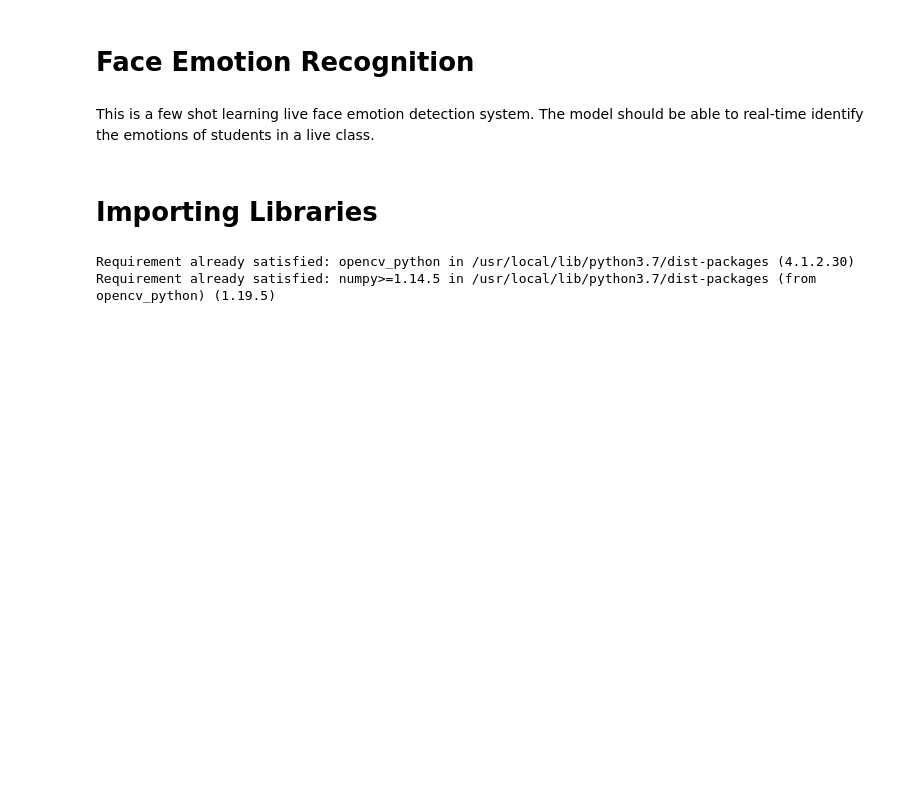
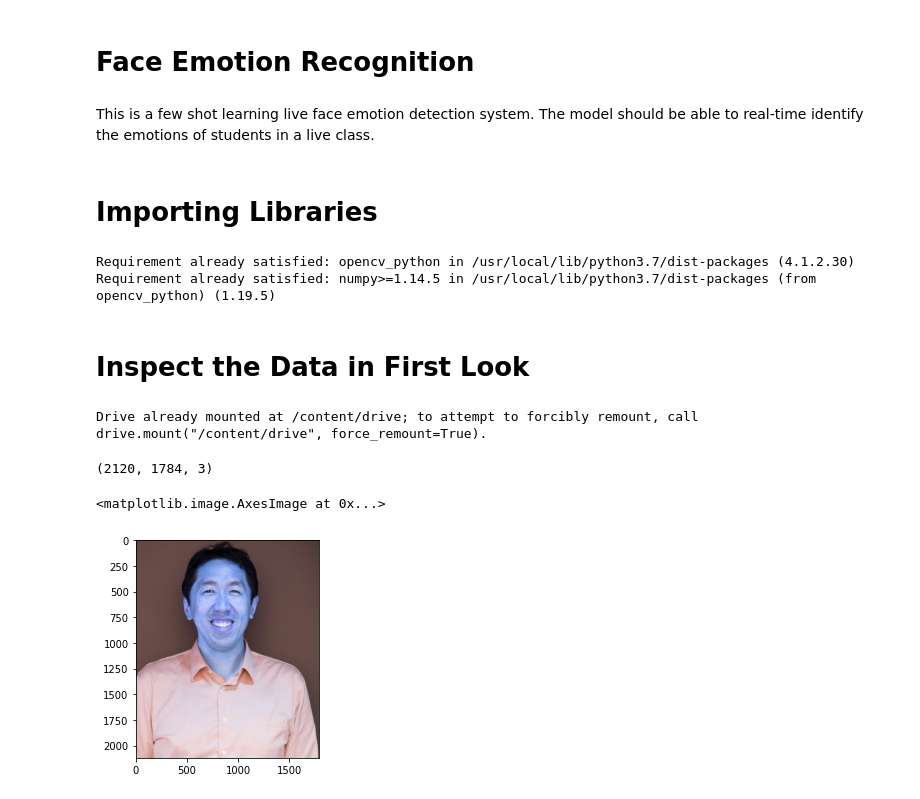
Before and after one commit to Ashik9576/Live-Class-Monitoring-System-Face-emotion-Recognition-, a Jupyter notebook: Face_Emotion_Recognition_Ashik.ipynb, the cells around one changed output. Drawn from its saved outputs; the diff is of its cells as text; code cells hidden in the pictures; blank space fills up the shorter version.

```diff
--- a/Face_Emotion_Recognition_Ashik.ipynb
+++ b/Face_Emotion_Recognition_Ashik.ipynb
@@ -104,3 +95,25 @@ from keras.regularizers import l2
 from keras.callbacks import ReduceLROnPlateau, TensorBoard, EarlyStopping, ModelCheckpoint
 from keras.models import load_model
 from matplotlib import pyplot
+# %% [markdown]
+# **Inspect the Data in First Look**
+# %%
+# mounting drive with google colab
+from google.colab import drive
+drive.mount('/content/drive')
+# %% [output]
+Drive already mounted at /content/drive; to attempt to forcibly remount, call drive.mount("/content/drive", force_remount=True).
+# %%
+# Image Reading
+img=cv2.imread("/content/drive/MyDrive/Live Class Monitoring System [Face emotion Recognition]/img.jpg")
+# %%
+#image array
+img.shape
+# %% [output]
+(2120, 1784, 3)
+# %%
+#show the image
+plt.imshow(img)
+# %% [output]
+<matplotlib.image.AxesImage at 0x...>
+[figure, added]
```
Also changed, not shown: parts of 4 cells of this notebook.
